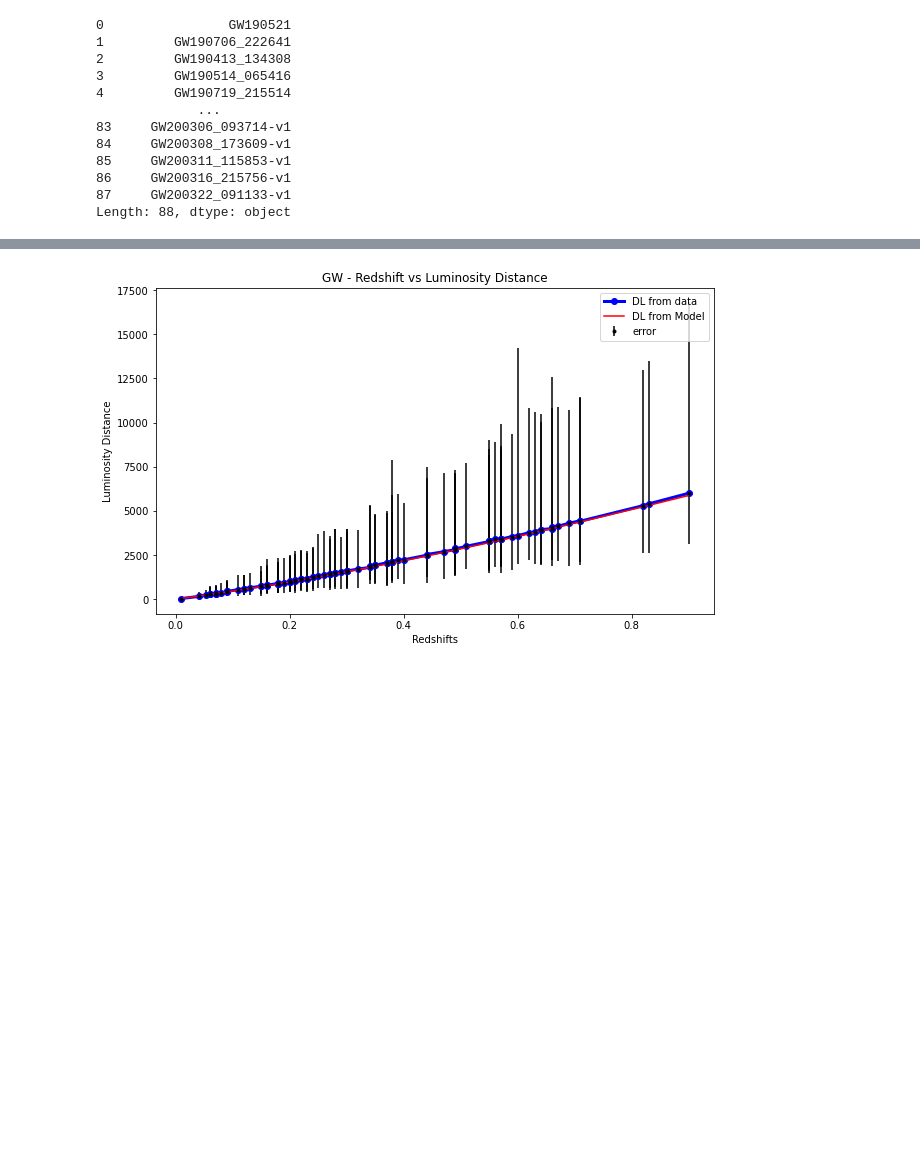
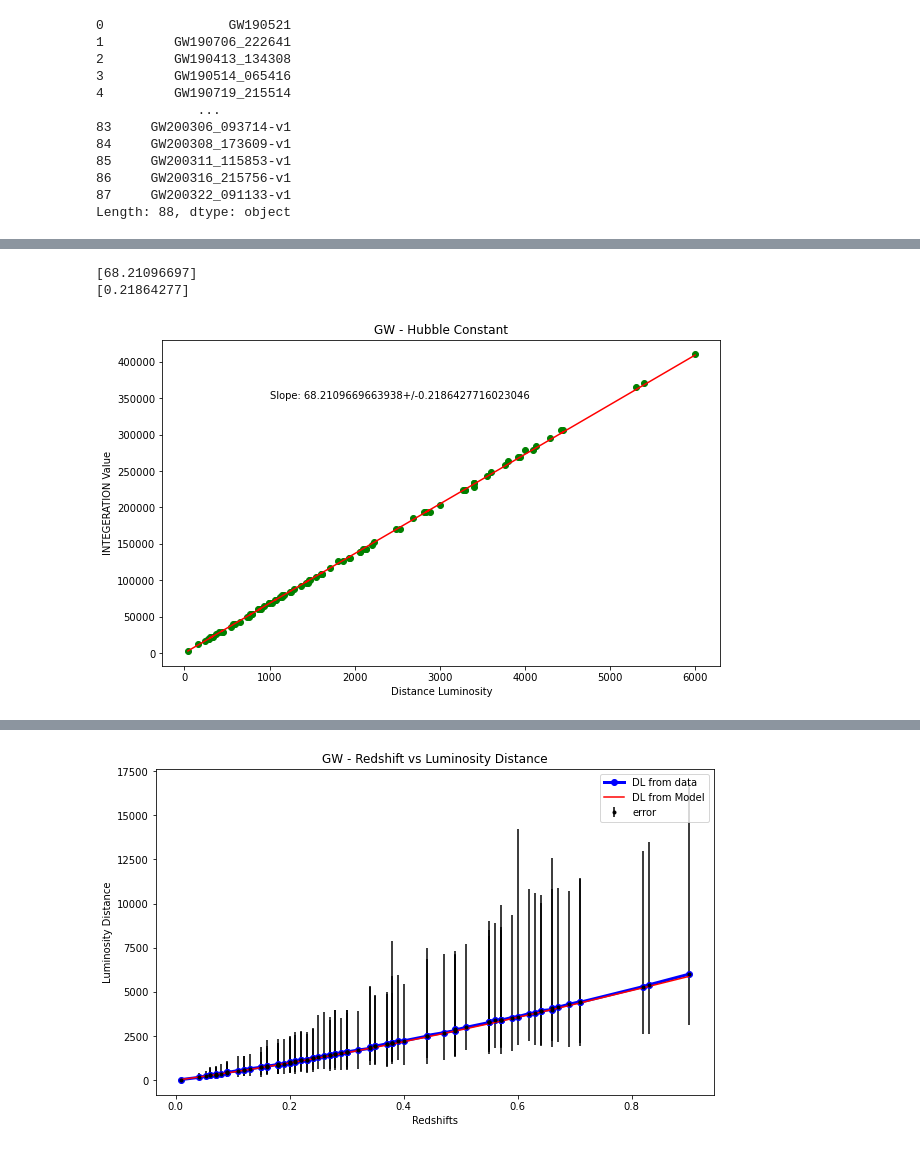
Before and after one commit to AshleyChraya/HubbleConstant-ConstraintsForVCG, a Jupyter notebook: Python Codes/H0 using GWTC3.ipynb, the cells around one changed output, grey strips where cells are left out. Cells and saved outputs as stored; diff of their text form; code cells hidden in the pictures; blank space fills up the shorter version.

```diff
--- a/Python Codes/H0 using GWTC3.ipynb
+++ b/Python Codes/H0 using GWTC3.ipynb
@@ -432,0 +380,27 @@ sort_data_GW
+# %%
+a=0
+c=finalevents.size
+INTGW=np.zeros(c)
+def func(x,m):
+    return m*x
+for redshift in sort_data_GW.Fin_Z_GW:
+  g = quad(int_func,0,redshift)
+  INTGW[a]+=(1+redshift)*g[0]*(300000)
+  a=a+1
+popt, pcov=curve_fit(func,sort_data_GW.Fin_dLdata_GW,INTGW,sigma=sort_data_GW.Fin_DL_UpError)
+print(popt)
+err=pcov[0]**.5
+print(err)
+f=popt*sort_data_GW.Fin_dLdata_GW
+plt.xlabel("Distance Luminosity")
+plt.ylabel("INTEGERATION Value")
+plt.title("GW - Hubble Constant")
+plt.scatter(sort_data_GW.Fin_dLdata_GW,INTGW,color='green')
+#plt.errorbar(sort_data_GW.Fin_dLdata_GW,INTGW,xerr=sort_data_GW.Fin_DL_UpError,fmt=' ',ecolor='black', label='error')
+plt.plot(sort_data_GW.Fin_dLdata_GW,f,color='red')
+plt.text(1000,350000,"Slope: "+str(popt[0])+"+/-"+str(err[0]))
+plt.show()
+# %% [output]
+[68.21096697]
+[0.21864277]
+[figure, added]
```
Also changed, not shown: parts of 8 cells of this notebook.
